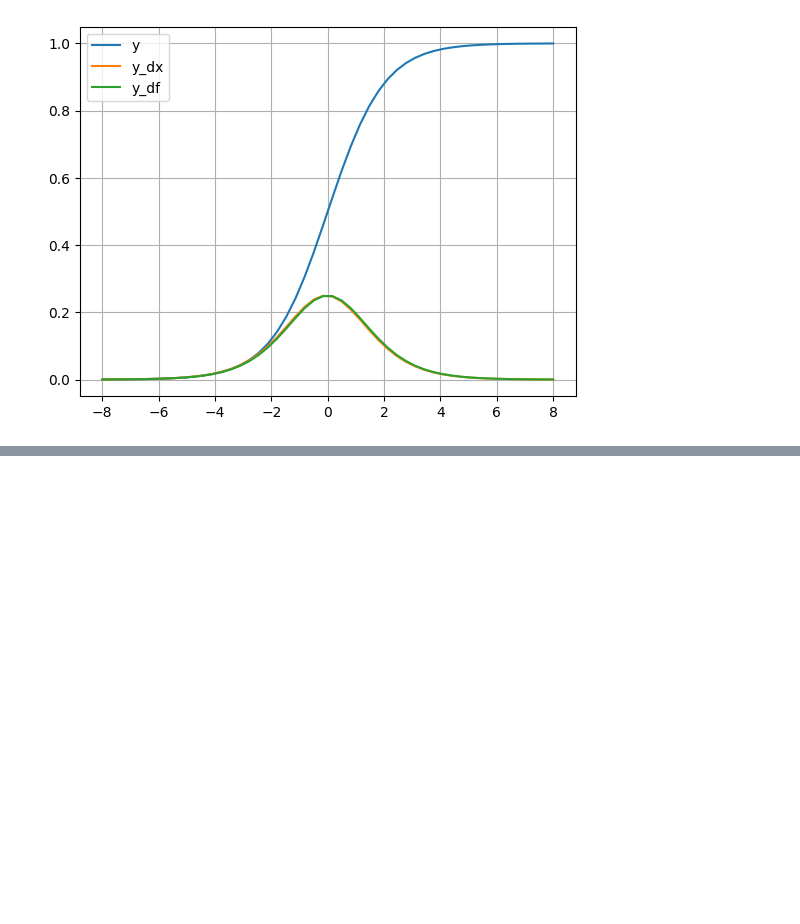
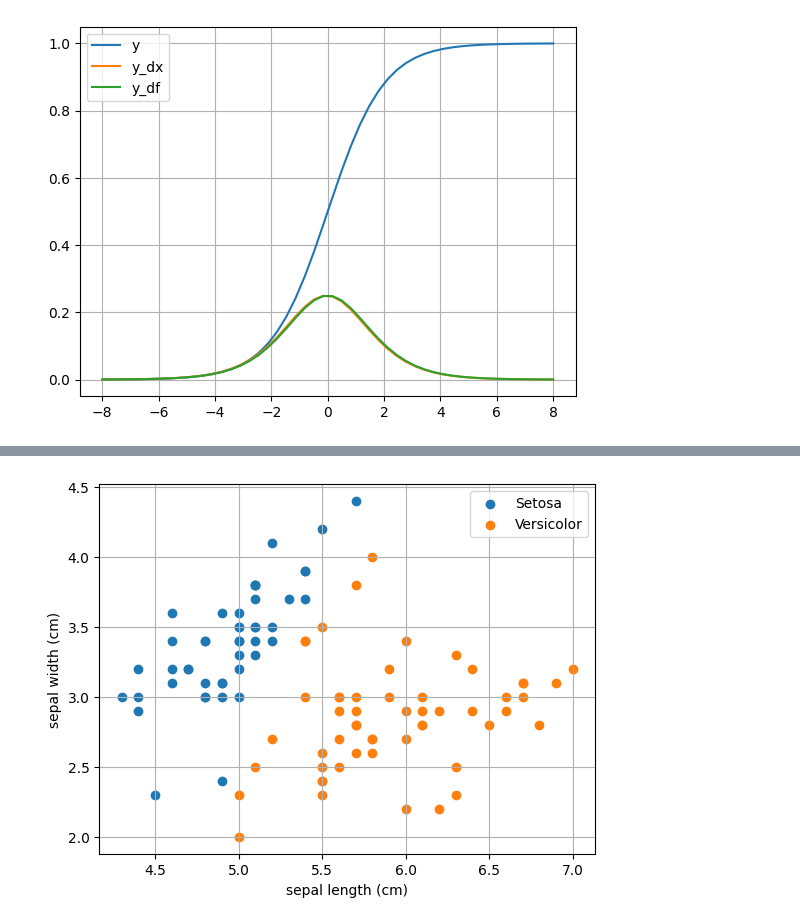
Before and after one commit to sasaokaM/Colab, a Jupyter notebook: みんなのAI講座.ipynb, the cells around one changed output, grey strips where cells are left out. Saved outputs shown, nothing was run; the diff lists cells and outputs as text; code cells hidden in the pictures; blank space fills up the shorter version.

```diff
--- a/みんなのAI講座.ipynb
+++ b/みんなのAI講座.ipynb
@@ -255,0 +336,93 @@ plt.show()
+# %%
+# 単一ニューロンによる分類
+# irisの花を2品種に分類する
+import numpy as np
+import matplotlib.pyplot as plt
+from sklearn import datasets
+
+#----------- def -----------
+# 【シグモイド関数(活性化関数)】
+def sigmoid(x):
+  return 1 / (1 + np.exp(-x))
+
+#----------- class -----------
+# ニューロン】
+class Neuron:
+  def __init__(self):
+    self._inputSum = 0.0
+
+  def setInut(self, input):
+    self._inputSum += input
+
+  def getOutput(self):
+    result = sigmoid(self._inputSum)
+    return result
+
+  def reset(self):
+    self._inputSum = 0.0
+
+# 【ニューラルネットワーク】
+class NeuralNetwork:
+  def __init__(self):
+    self.neuron = Neuron()
+    self.weight = [0.5, -0.2] # 重み
+    self.bias = 0.1 # バイアス
+
+  def commit(self, inputList):
+    self.neuron.reset()
+
+    count = 0
+    for input in inputList:
+      self.neuron.setInut(input * self.weight[count])
+      count += 1
+
+    # バイアスを付与
+    self.neuron.setInut(self.bias)
+
+    result = self.neuron.getOutput()
+    return result
+
+#----------- ----- -----------
+
+# データのインポート
+irisData = datasets.load_iris().data
+length = irisData[:100, 0].copy()
+width = irisData[:100, 1].copy()
+
+# データの中心化 -> 各値から平均値を引く
+aveLength = np.average(length)
+aveWidth = np.average(width)
+length -= aveLength
+width -= aveWidth
+
+# 入力値の設定
+inputData = []
+for i in range(len(length)):
+  inputData.append([length[i], width[i]])
+
+# 分類処理
+neuralNetwork = NeuralNetwork()
+
+resultSetsa = [[], []]
+resultVers = [[], []]
+
+for data in inputData:
+  if neuralNetwork.commit(data) < 0.5:
+    resultSetsa[0].append(data[0] + aveLength)
+    resultSetsa[1].append(data[1] + aveWidth)
+  else:
+    resultVers[0].append(data[0] + aveLength)
+    resultVers[1].append(data[1] + aveWidth)
+
+# 散布図の描画
+plt.scatter(resultSetsa[0], resultSetsa[1], label="Setosa")
+plt.scatter(resultVers[0], resultVers[1], label="Versicolor")
+
+plt.xlabel("sepal length (cm)")
+plt.ylabel("sepal width (cm)")
+
+plt.legend()
+plt.grid()
+plt.show()
+# %% [output]
+[figure, added]
```
Also changed, not shown: parts of 17 cells of this notebook.
